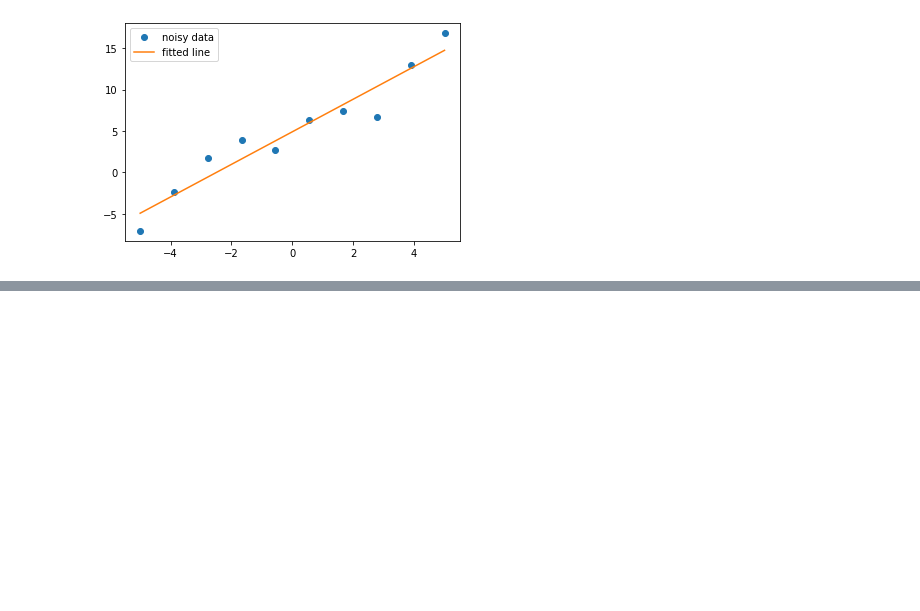
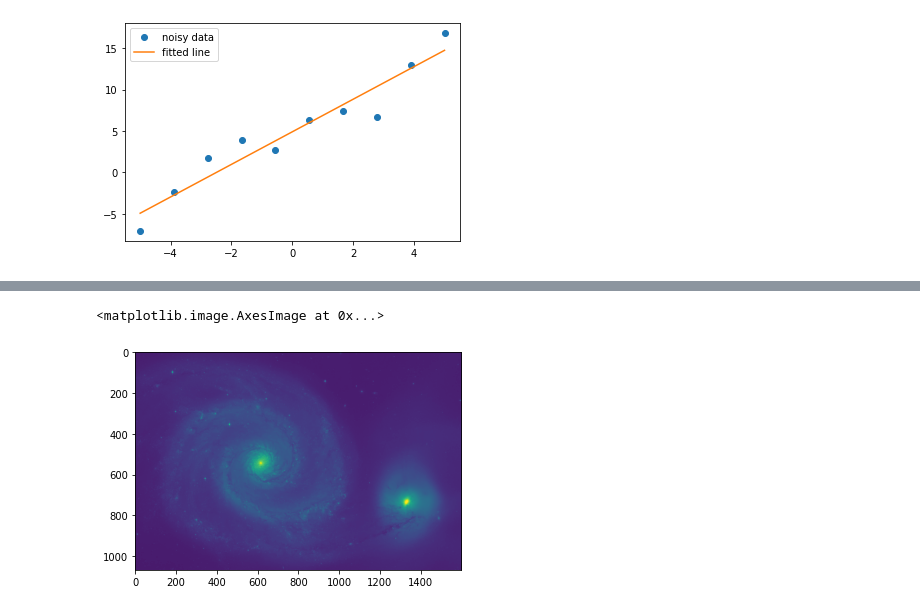
Before and after one commit to hrhasson/python-crash-course, a Jupyter notebook: Intro_to_Python/Day3.ipynb, the cells around one changed output, grey strips where cells are left out. Saved outputs shown, nothing was run; the diff lists cells and outputs as text; code cells hidden in the pictures; blank space fills up the shorter version.

```diff
--- a/Intro_to_Python/Day3.ipynb
+++ b/Intro_to_Python/Day3.ipynb
@@ -268,0 +240,4 @@ plt.show()
+# %%
+# Load image in grayscale
+img = cv2.imread('m51.jpeg',0) #the zero tells it to load in grayscale
+type(img)
@@ -268,0 +252,5 @@ plt.show()
+# %%
+plt.imshow(img)
+# %% [output]
+<matplotlib.image.AxesImage at 0x...>
+[figure, added]
```
Also changed, not shown: parts of 46 cells of this notebook, 7 other files.
